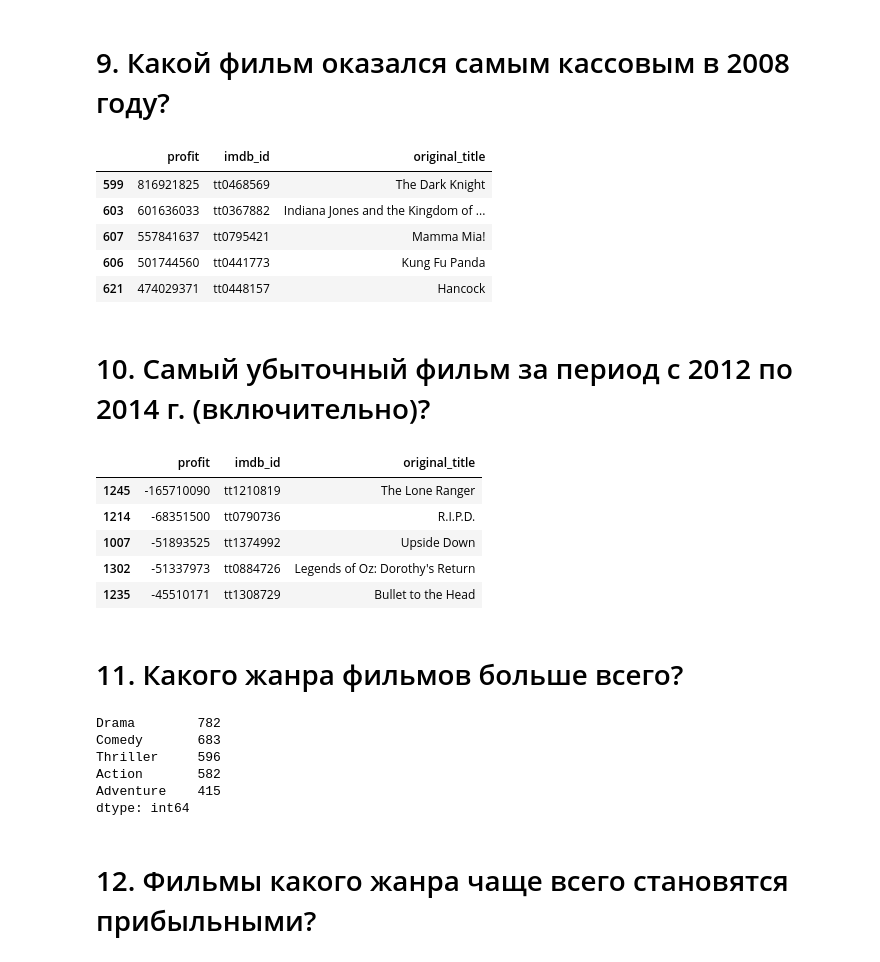
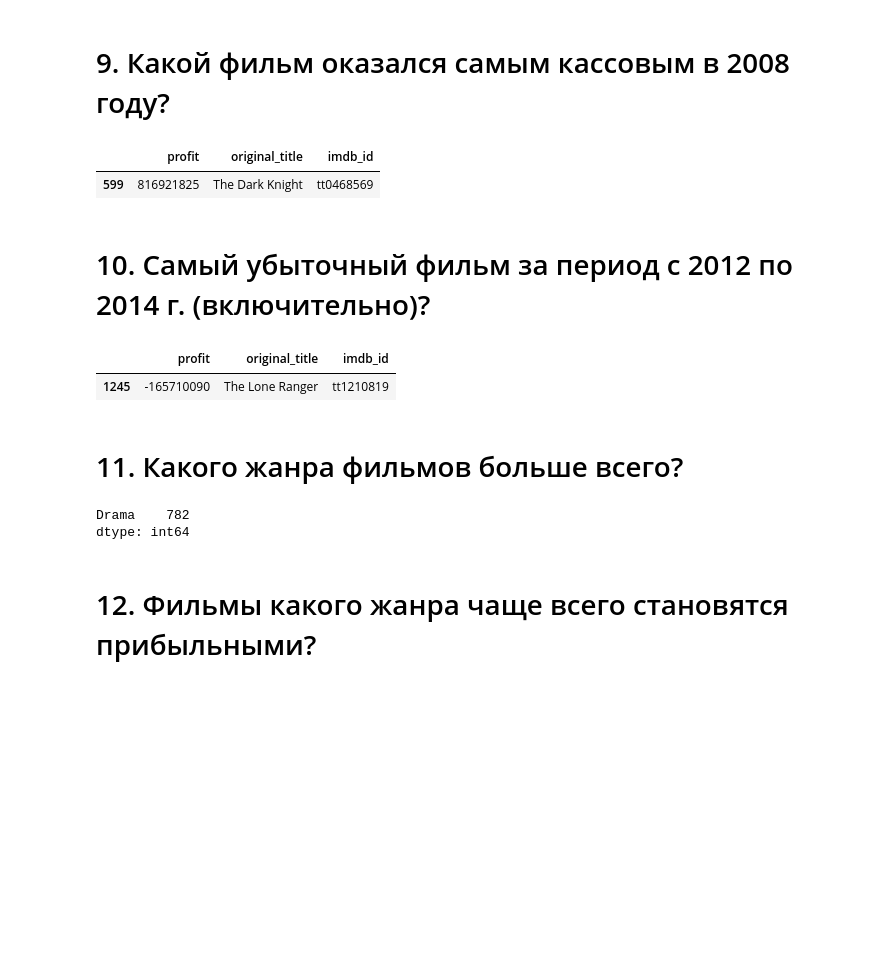
Before and after one commit to sau114/skillfactory_rds, a Jupyter notebook: module_1/Movies_IMBD_v4.1.ipynb, the cells around one changed output. Drawn from its saved outputs; the diff is of its cells as text; code cells hidden in the pictures; blank space fills up the shorter version.

```diff
--- a/module_1/Movies_IMBD_v4.1.ipynb
+++ b/module_1/Movies_IMBD_v4.1.ipynb
@@ -190,7 +138,3 @@ answers['5'] = '5. 107'
 # %% [markdown]
 # 6. Какой самый прибыльный фильм?
 #### Внимание! Здесь и далее под «прибылью» или «убытками» понимается разность между сборами и бюджетом фильма. (прибыль = сборы - бюджет) в нашем датасете это будет (profit = revenue - budget)
-# %%
-# лучше код получения столбца profit вынести в Предобработку что в начале
-data['profit'] = data['revenue'] - data['budget']
-data[['profit', 'imdb_id', 'original_title']].sort_values(by='profit', ascending = False).head()
@@ -228,40 +166,28 @@ answers['8'] = '1. 1478'
 # 9. Какой фильм оказался самым кассовым в 2008 году?
 # %%
 data_2008 = data[data['release_year'] == 2008]
-data_2008[['profit', 'imdb_id', 'original_title']].sort_values(by='profit', ascending = False).head()
+data_2008[['profit', 'original_title', 'imdb_id']].sort_values(by='profit', ascending = False).head(1)
 # %% [output]
-|  | profit | imdb_id | original_title |
-| 599 | 816921825 | tt0468569 | The Dark Knight |
-| 603 | 601636033 | tt0367882 | Indiana Jones and the Kingdom of ... |
-| 607 | 557841637 | tt0795421 | Mamma Mia! |
-| 606 | 501744560 | tt0441773 | Kung Fu Panda |
-| 621 | 474029371 | tt0448157 | Hancock |
+|  | profit | original_title | imdb_id |
+| 599 | 816921825 | The Dark Knight | tt0468569 |
 # %%
 answers['9'] = '4. The Dark Knight (tt0468569)'
 # %% [markdown]
 # 10. Самый убыточный фильм за период с 2012 по 2014 г. (включительно)?
 # %%
 data_2012_2014 = data.query('release_year >= 2012 & release_year <= 2014')
-data_2012_2014[['profit', 'imdb_id', 'original_title']].sort_values(by='profit', ascending = True).head()
+data_2012_2014[['profit', 'original_title', 'imdb_id']].sort_values(by='profit', ascending = True).head(1)
 # %% [output]
-|  | profit | imdb_id | original_title |
-| 1245 | -165710090 | tt1210819 | The Lone Ranger |
-| 1214 | -68351500 | tt0790736 | R.I.P.D. |
-| 1007 | -51893525 | tt1374992 | Upside Down |
-| 1302 | -51337973 | tt0884726 | Legends of Oz: Dorothy's Return |
-| 1235 | -45510171 | tt1308729 | Bullet to the Head |
+|  | profit | original_title | imdb_id |
+| 1245 | -165710090 | The Lone Ranger | tt1210819 |
 # %%
 answers['10'] = '5. The Lone Ranger (tt1210819)'
 # %% [markdown]
 # 11. Какого жанра фильмов больше всего?
 # %%
-genres.sum().sort_values(ascending=False).head()
+genres.sum().sort_values(ascending=False).head(1)
 # %% [output]
-Drama        782
-Comedy       683
-Thriller     596
-Action       582
-Adventure    415
+Drama    782
 dtype: int64
 # %%
 answers['11'] = '3. Drama'
```
Also changed, not shown: parts of 50 cells of this notebook, 1 other file.
